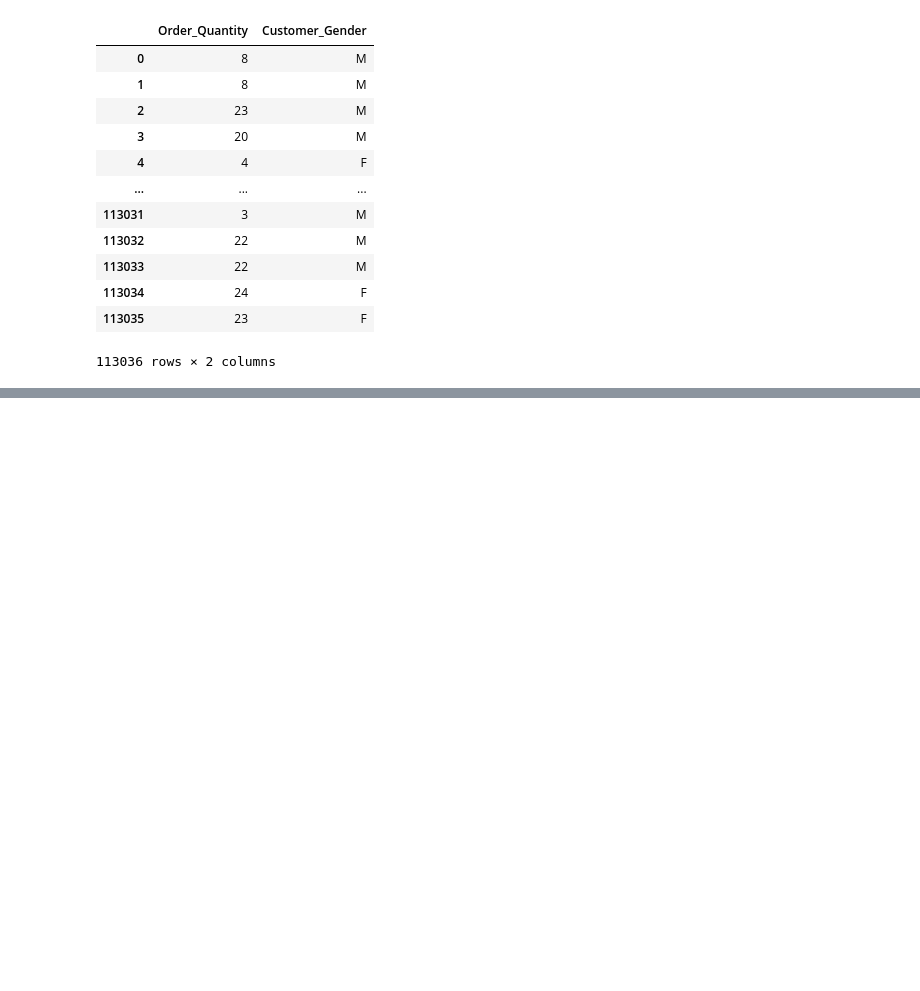
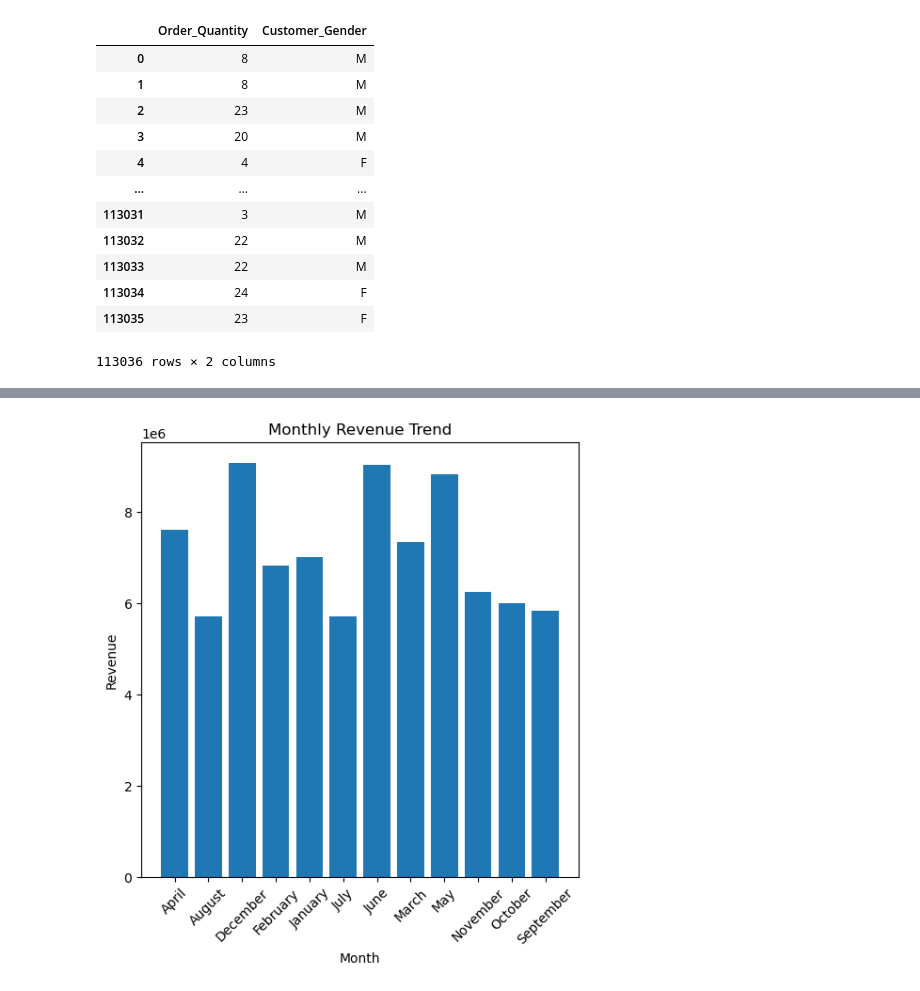
Before and after one commit to sulavg50-ux/Self_data_analysis, a Jupyter notebook: sales.ipynb, the cells around one changed output, grey strips where cells are left out. Drawn from its saved outputs; the diff is of its cells as text; code cells hidden in the pictures; blank space fills up the shorter version.

```diff
--- a/sales.ipynb
+++ b/sales.ipynb
@@ -581,0 +588,12 @@ plt.show()
+# %%
+#monthly revenue trend
+mon=sales.groupby('Month')['Revenue'].sum()
+plt.figure(figsize=(6,6))
+plt.bar(mon.index,mon.values)
+plt.title('Monthly Revenue Trend')
+plt.xlabel('Month')
+plt.ylabel('Revenue')
+plt.xticks(rotation=45)
+plt.show()
+# %% [output]
+[figure, added]
```
Also changed, not shown: parts of 12 cells of this notebook.
